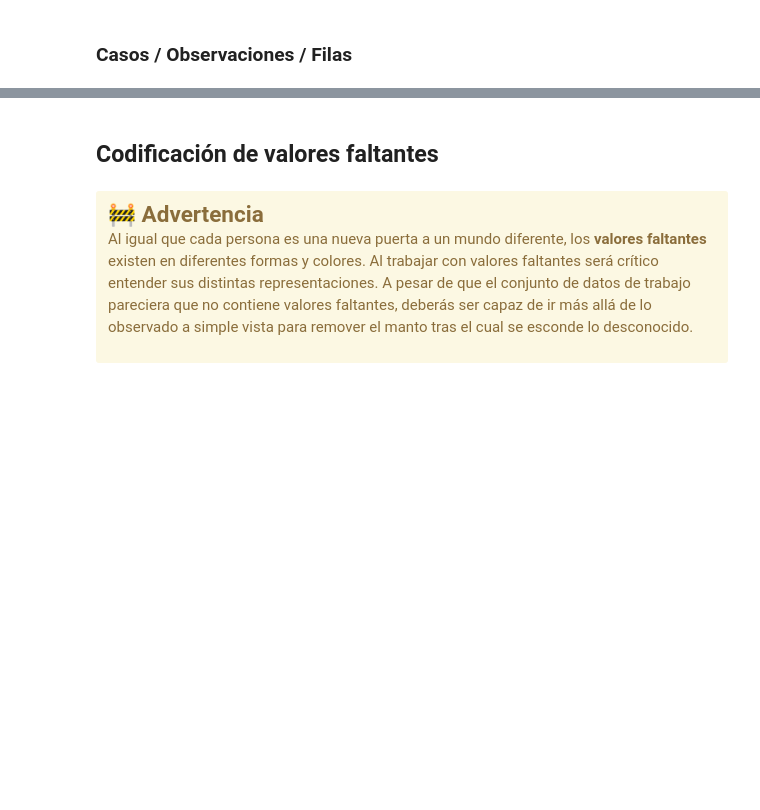
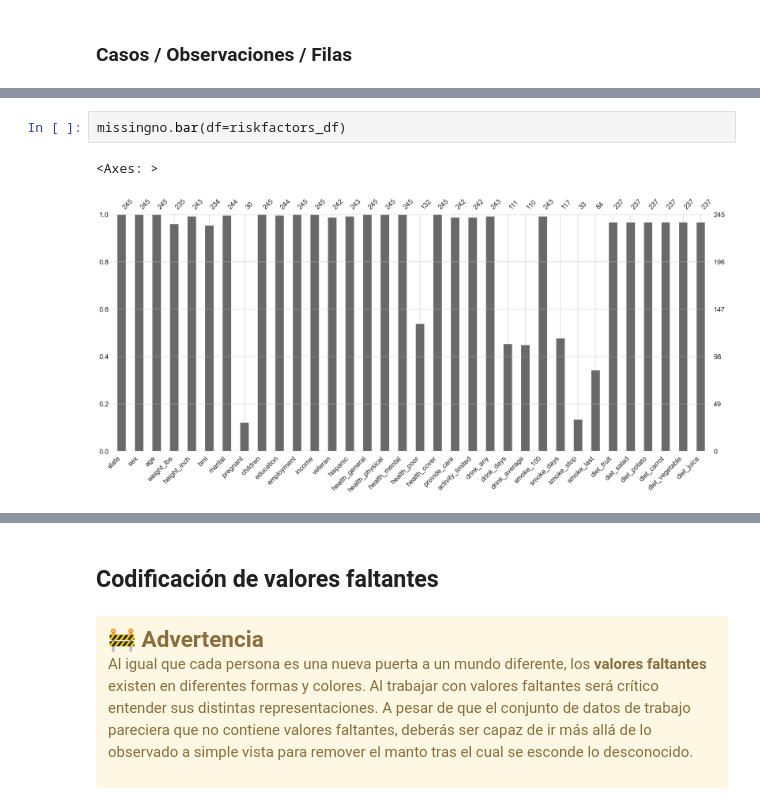
Before and after one commit to Horaciomb/ManejoDatosFaltantes-Detecci-n-y-Exploraci-n, a Jupyter notebook: live-exploration-missing-values.ipynb, the cells around one changed output, grey strips where cells are left out. Cells and saved outputs as stored; diff of their text form; blank space fills up the shorter version.

```diff
--- a/live-exploration-missing-values.ipynb
+++ b/live-exploration-missing-values.ipynb
@@ -402,0 +415,5 @@ riskfactors_df.missing.missing_case_table()
+# %%
+missingno.bar(df=riskfactors_df)
+# %% [output]
+<Axes: >
+[figure, added]
```
Also changed, not shown: parts of 5 cells of this notebook.
